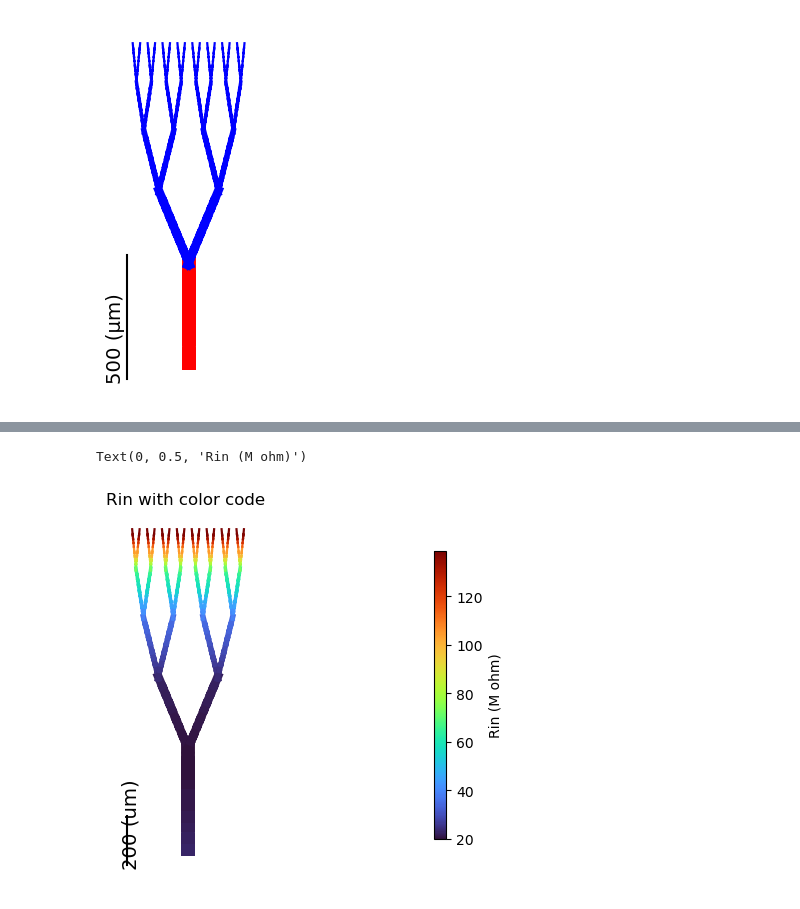
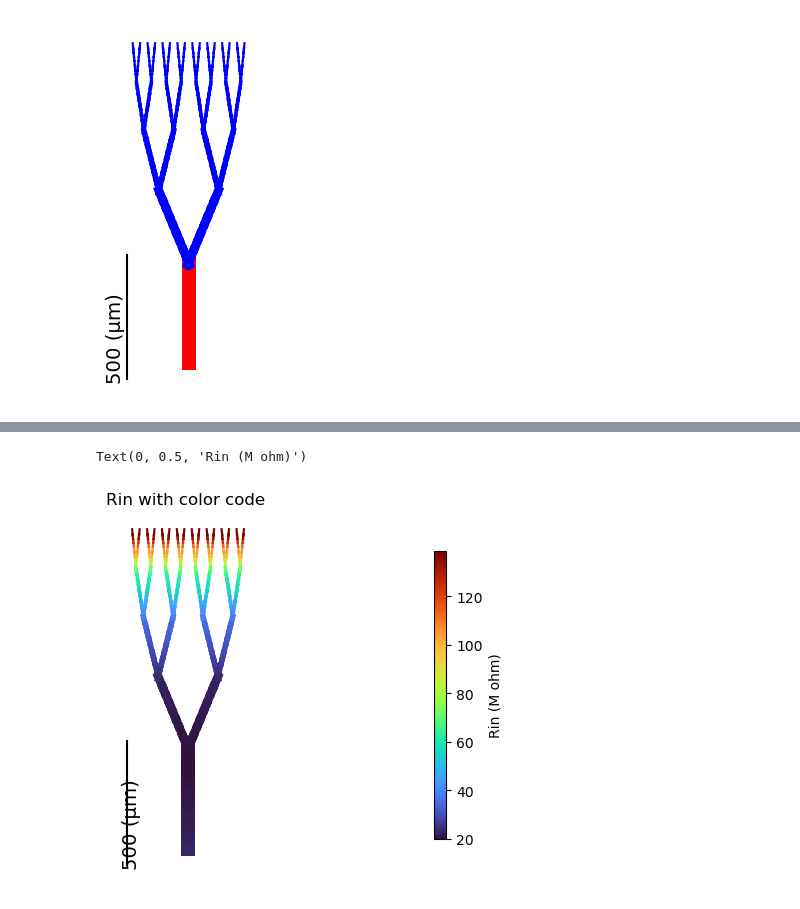
Before and after one commit to YoniLeibner/Neuron_analysis_tool, a Jupyter notebook: Neuron_analysis_tool/example Rall model.ipynb, the cells around one changed output, grey strips where cells are left out. Cells and saved outputs as stored; diff of their text form; code cells hidden in the pictures.

```diff
--- a/Neuron_analysis_tool/example Rall model.ipynb
+++ b/Neuron_analysis_tool/example Rall model.ipynb
@@ -46,10 +40,10 @@ analyser.create_card(scale=500, start_seg=list(analyser.cell.apic[29])[-1], diam
 # %%
 plt.title('Rin with color code')
-analyser.plot_morph_with_value_func(func = Rin_func, run_time=1000, theta=0, diam_factor=1, scale=200)
-plt.ylabel('Rin (M ohm)')
+ax, color_bar= analyser.plot_morph_with_value_func(func = Rin_func, run_time=1000, theta=0, diam_factor=1, scale=500)
+color_bar.set_ylabel('Rin (M ohm)')
 # %% [output]
 Text(0, 0.5, 'Rin (M ohm)')
-[figure, old version]
+[figure, new version]
 # %%
 for sec in analyser.cell.all:
     lamda = ((1.0/sec.g_pas/sec.Ra) * (sec.diam/10000.0/4.0))**0.5 * 10000.0
```
Also changed, not shown: parts of 8 cells of this notebook, 12 other files.
